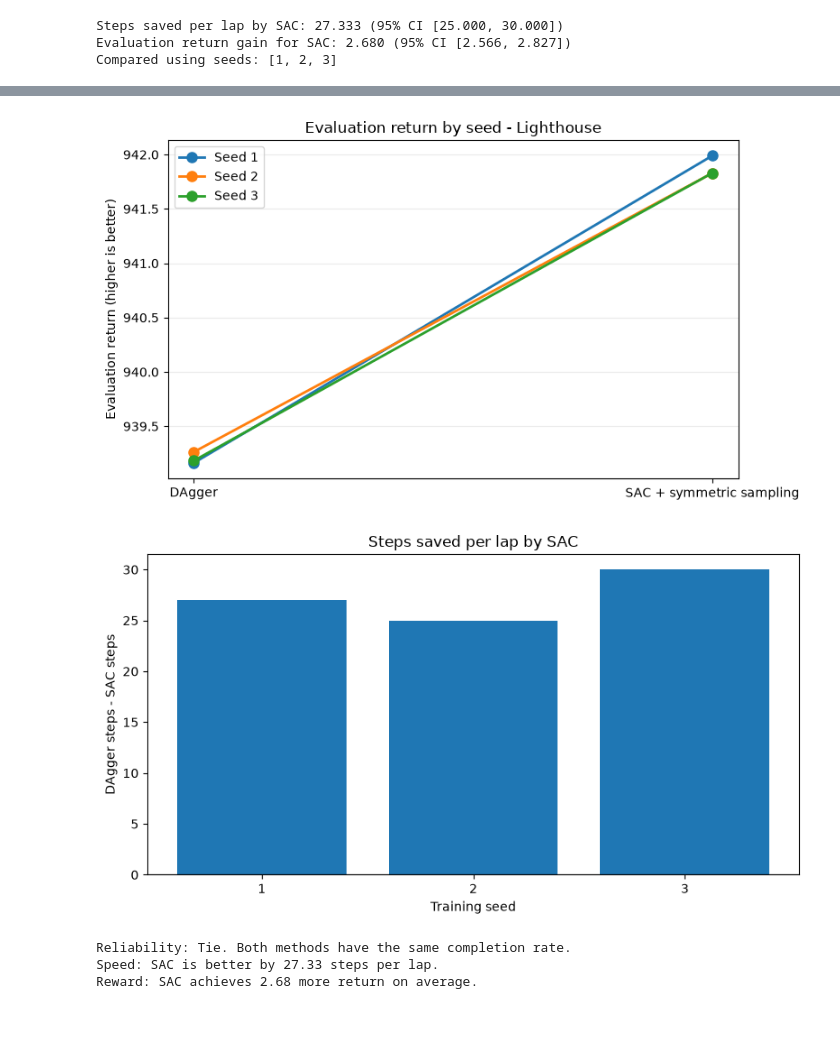
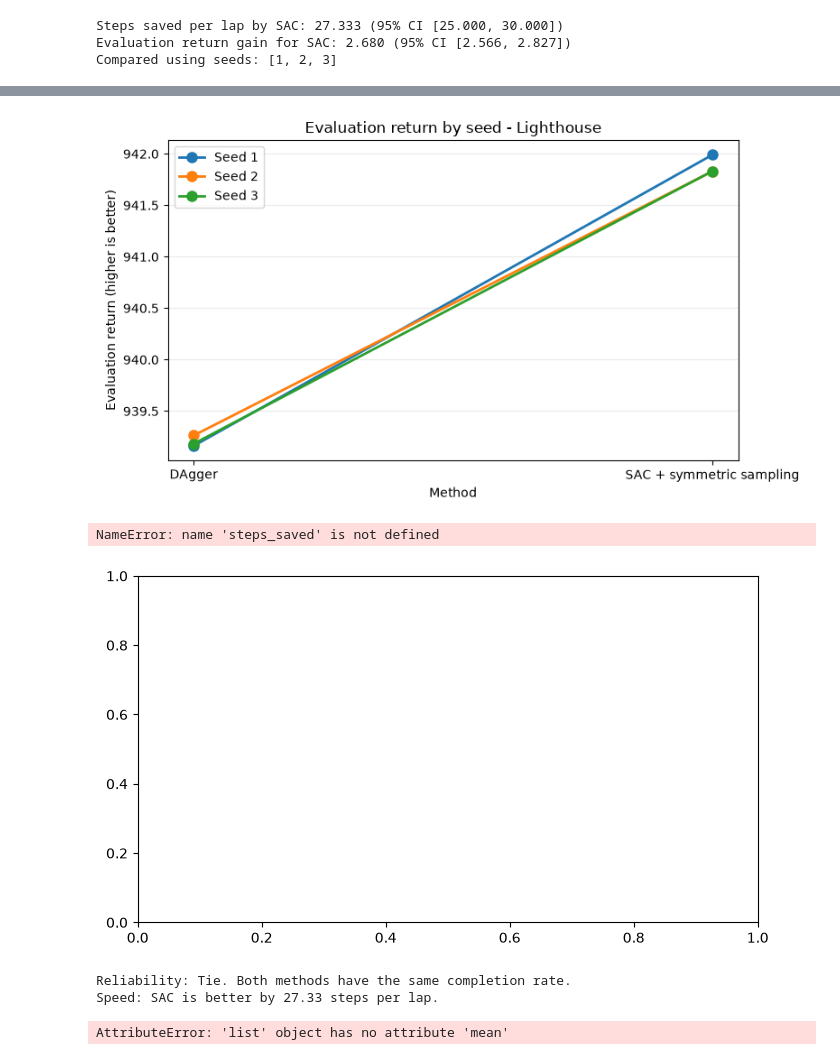
Before and after one commit to ali-kanbar/SuperTuxKart_SAC_Vs_DAgger, a Jupyter notebook: SuperTuxKart.ipynb, the cells around one changed output, grey strips where cells are left out. Cells and saved outputs as stored; diff of their text form; code cells hidden in the pictures; blank space fills up the shorter version.

Commit message:
adding figures

```diff
--- a/SuperTuxKart.ipynb
+++ b/SuperTuxKart.ipynb
@@ -854,6 +855,7 @@ for title, ylabel, filename, d, s in [
 
     ax.set_xticks([0, 1])
     ax.set_xticklabels(["DAgger", "SAC + symmetric sampling"])
+    ax.set_xlabel("Method")
     ax.set_ylabel(ylabel)
     ax.set_title(title + " - Lighthouse")
     ax.grid(axis="y", alpha=0.25)
@@ -876,5 +878,6 @@ plt.show()
-[figure, old version]
+[figure, new version]
+NameError: name 'steps_saved' is not defined
-[figure, old version]
+[figure, new version]
 # %%
 if np.isclose(d_finish.mean(), s_finish.mean()):
     print("Reliability: Tie. Both methods have the same completion rate.")
@@ -883,7 +886,7 @@ else:
     print("Reliability:", better, "achieves a higher completion rate.")
 
 if s_steps.mean() < d_steps.mean():
-    print(f"Speed: SAC is better by {steps_saved.mean():.2f} steps per lap.")
+    print(f"Speed: SAC is better by {np.mean(saved_steps):.2f} steps per lap.")
 else:
     print("Speed: DAgger is faster.")
 
@@ -894,4 +897,4 @@ else:
 # %% [output]
 Reliability: Tie. Both methods have the same completion rate.
 Speed: SAC is better by 27.33 steps per lap.
-Reward: SAC achieves 2.68 more return on average.
+AttributeError: 'list' object has no attribute 'mean'
```
Also changed, not shown: parts of 3 cells of this notebook, 3 other files.
